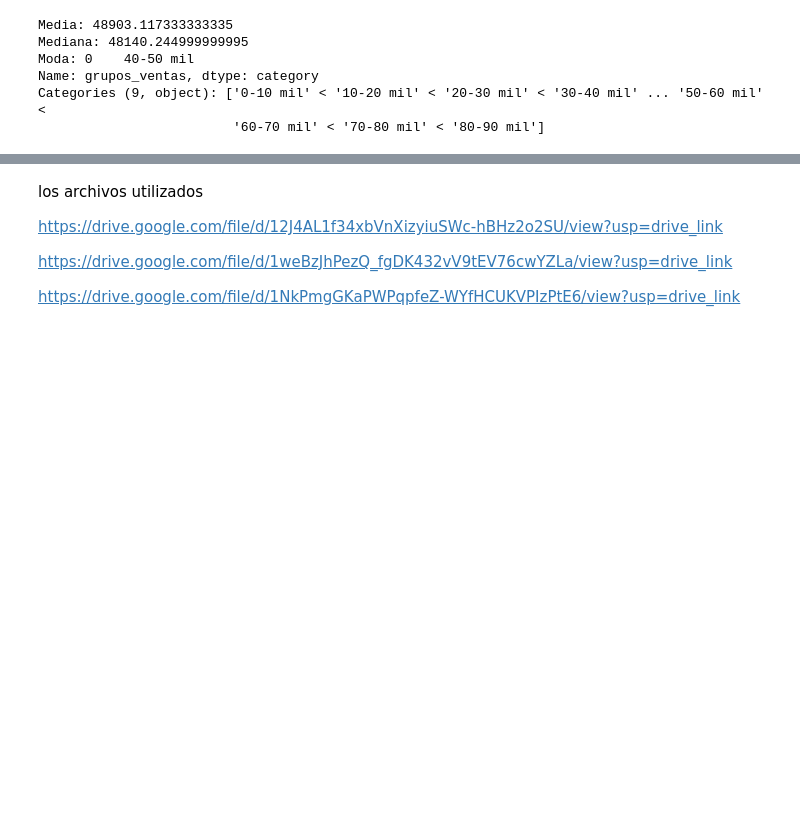
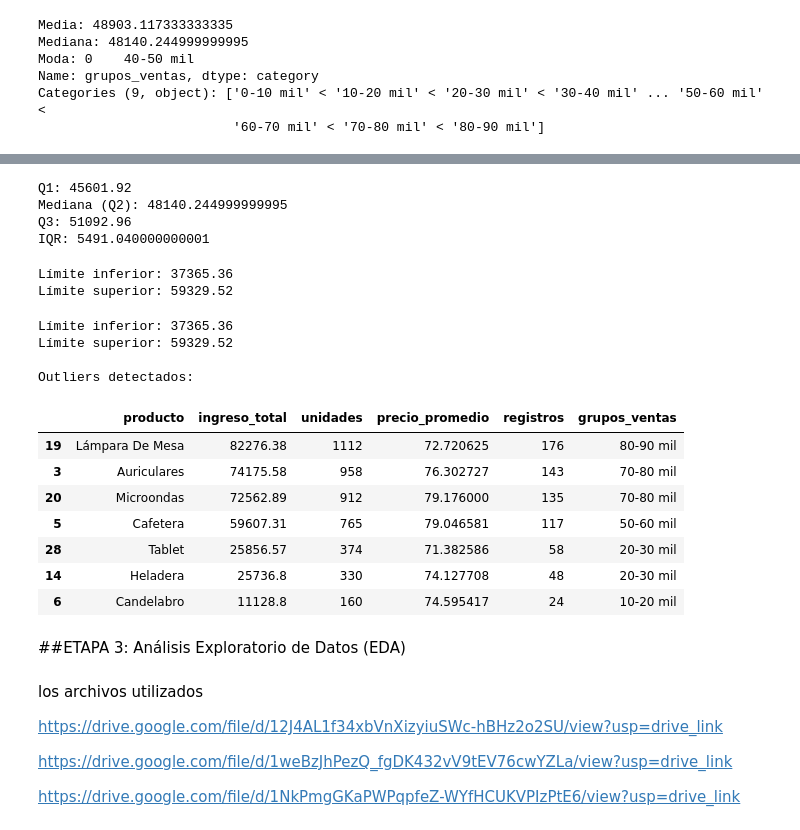
Before and after one commit to dataccounting/Sanvido-Gonzalo-comision-26252-TPI-data-analytics, a Jupyter notebook: Sanvido_Gonzalo_comision_25262_TPI_data_analytics.ipynb, the cells around one changed output, grey strips where cells are left out. Drawn from its saved outputs; the diff is of its cells as text; code cells hidden in the pictures; blank space fills up the shorter version.

```diff
--- a/Sanvido_Gonzalo_comision_25262_TPI_data_analytics.ipynb
+++ b/Sanvido_Gonzalo_comision_25262_TPI_data_analytics.ipynb
@@ -1310,3 +1344,51 @@ plt.show()
+# %%
+q1 = df_prod['ingreso_total'].quantile(0.25)
+q2 = df_prod['ingreso_total'].quantile(0.5)
+q3 = df_prod['ingreso_total'].quantile(0.75)
+iqr = q3 - q1
+
+print("Q1:", q1)
+print("Mediana (Q2):", q2)
+print("Q3:", q3)
+print("IQR:", iqr)
+# %% [output]
+Q1: 45601.92
+Mediana (Q2): 48140.244999999995
+Q3: 51092.96
+IQR: 5491.040000000001
+# %%
+lim_inf = round(q1 - 1.5 * iqr,2)
+lim_sup = round(q3 + 1.5 * iqr,2)
+
+print("Límite inferior:", lim_inf)
+print("Límite superior:", lim_sup)
+# %% [output]
+Límite inferior: 37365.36
+Límite superior: 59329.52
+# %%
+
+
+outliers = df_prod[(df_prod['ingreso_total'] < lim_inf) | (df_prod['ingreso_total'] > lim_sup)]
+
+print("Límite inferior:", lim_inf)
+print("Límite superior:", lim_sup)
+print("\nOutliers detectados:")
+display(outliers)
+# %% [output]
+Límite inferior: 37365.36
+Límite superior: 59329.52
+
+Outliers detectados:
+|  | producto | ingreso_total | unidades | precio_promedio | registros | grupos_ventas |
+| 19 | Lámpara De Mesa | 82276.38 | 1112 | 72.720625 | 176 | 80-90 mil |
+| 3 | Auriculares | 74175.58 | 958 | 76.302727 | 143 | 70-80 mil |
+| 20 | Microondas | 72562.89 | 912 | 79.176000 | 135 | 70-80 mil |
+| 5 | Cafetera | 59607.31 | 765 | 79.046581 | 117 | 50-60 mil |
+| 28 | Tablet | 25856.57 | 374 | 71.382586 | 58 | 20-30 mil |
+| 14 | Heladera | 25736.8 | 330 | 74.127708 | 48 | 20-30 mil |
+| 6 | Candelabro | 11128.8 | 160 | 74.595417 | 24 | 10-20 mil |
+# %% [markdown]
+##ETAPA 3: Análisis Exploratorio de Datos (EDA)
 # %% [markdown]
 los archivos utilizados
 
```
Also changed, not shown: parts of 6 cells of this notebook.
